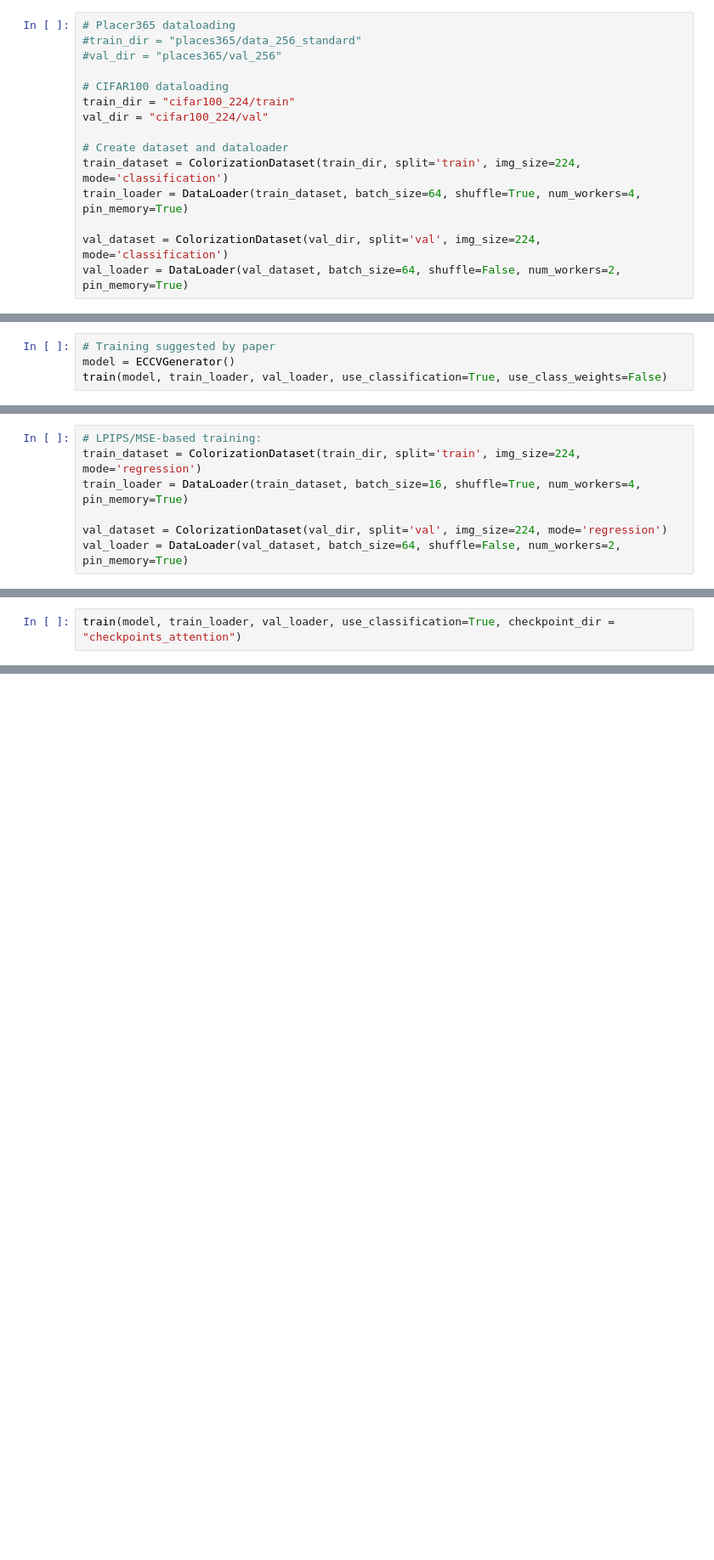
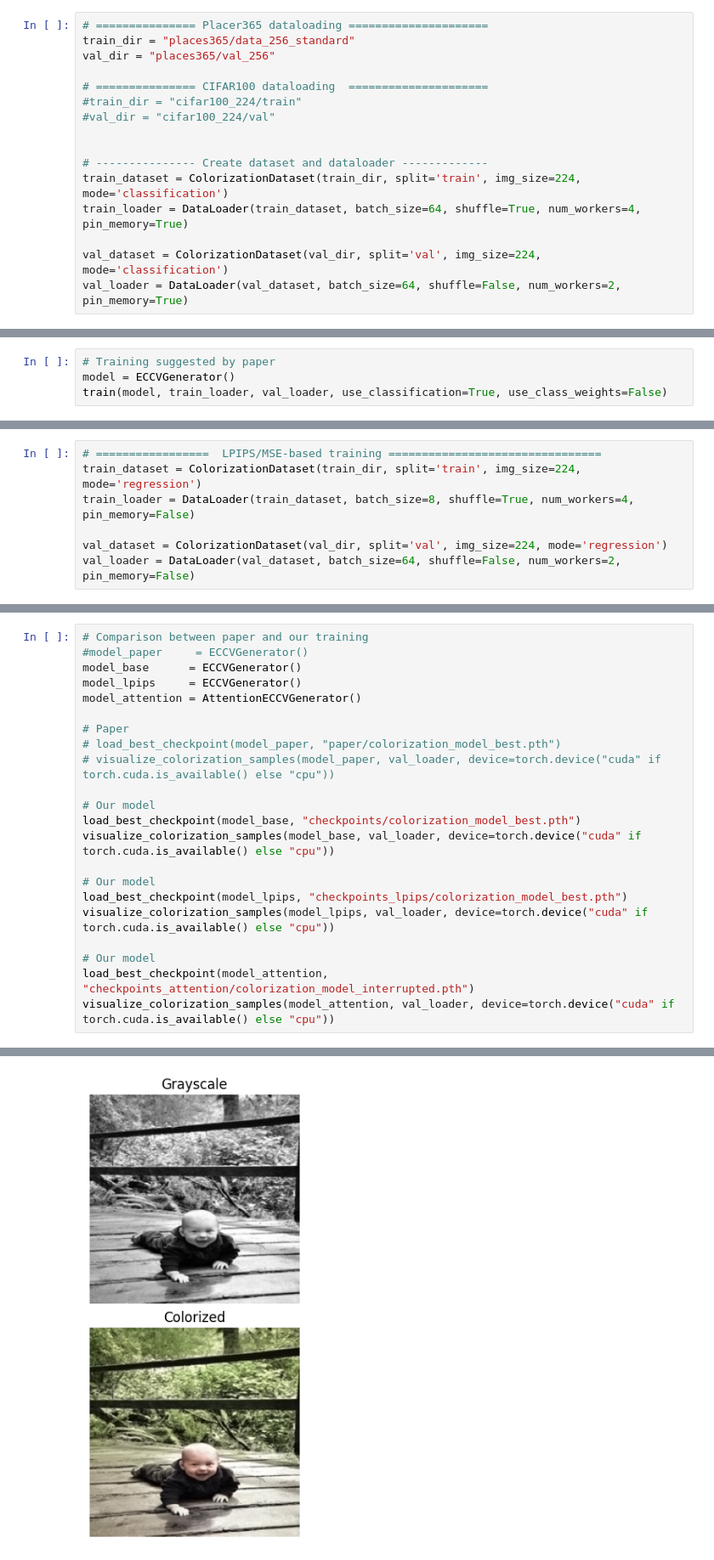
Before and after one commit to skonwer/bw2color, a Jupyter notebook: base_color.ipynb, the cells around one changed output, grey strips where cells are left out. Shown at 85% size. Saved outputs shown, nothing was run; the diff lists cells and outputs as text; blank space fills up the shorter version.

```diff
--- a/base_color.ipynb
+++ b/base_color.ipynb
@@ -310,15 +280,16 @@ def compute_class_weights_fast(dataset, num_bins=313, smooth=1e-3, sample_size=1
     weights = weights / np.sum(freq * weights)
     return torch.tensor(weights, dtype=torch.float32)
 # %%
-# Placer365 dataloading
-#train_dir = "places365/data_256_standard"
-#val_dir = "places365/val_256"
+# =============== Placer365 dataloading =====================
+train_dir = "places365/data_256_standard"
+val_dir = "places365/val_256"
 
-# CIFAR100 dataloading
-train_dir = "cifar100_224/train"
-val_dir = "cifar100_224/val"
+# =============== CIFAR100 dataloading  =====================
+#train_dir = "cifar100_224/train"
+#val_dir = "cifar100_224/val"
 
-# Create dataset and dataloader
+
+# --------------- Create dataset and dataloader -------------
 train_dataset = ColorizationDataset(train_dir, split='train', img_size=224, mode='classification')
 train_loader = DataLoader(train_dataset, batch_size=64, shuffle=True, num_workers=4, pin_memory=True)
 
@@ -832,10 +776,10 @@ def train_lpips(model, train_loader, val_loader, use_classification=True,
             print(f"Checkpoint saved to {save_path}")
             save_sample_images(model, val_loader, device, epoch)
 # %%
-# LPIPS/MSE-based training:
+# =================  LPIPS/MSE-based training ================================
 train_dataset = ColorizationDataset(train_dir, split='train', img_size=224, mode='regression')
-train_loader = DataLoader(train_dataset, batch_size=16, shuffle=True, num_workers=4, pin_memory=True)
+train_loader = DataLoader(train_dataset, batch_size=8, shuffle=True, num_workers=4, pin_memory=False)
 
 val_dataset = ColorizationDataset(val_dir, split='val', img_size=224, mode='regression')
-val_loader = DataLoader(val_dataset, batch_size=64, shuffle=False, num_workers=2, pin_memory=True)
+val_loader = DataLoader(val_dataset, batch_size=64, shuffle=False, num_workers=2, pin_memory=False)
 # %%
@@ -1029,2 +892,0 @@ load_pretrained_weights(model, "paper/colorization_model_best.pth")
-# %%
-train(model, train_loader, val_loader, use_classification=True, checkpoint_dir = "checkpoints_attention")
@@ -1038,0 +893,23 @@ visualize_colorization_samples(model_attention, val_loader, device=torch.device(
+# %%
+# Comparison between paper and our training
+#model_paper     = ECCVGenerator()
+model_base      = ECCVGenerator()
+model_lpips     = ECCVGenerator()
+model_attention = AttentionECCVGenerator()
+
+# Paper
+# load_best_checkpoint(model_paper, "paper/colorization_model_best.pth")
+# visualize_colorization_samples(model_paper, val_loader, device=torch.device("cuda" if torch.cuda.is_available() else "cpu"))
+
+# Our model
+load_best_checkpoint(model_base, "checkpoints/colorization_model_best.pth")
+visualize_colorization_samples(model_base, val_loader, device=torch.device("cuda" if torch.cuda.is_available() else "cpu"))
+
+# Our model
+load_best_checkpoint(model_lpips, "checkpoints_lpips/colorization_model_best.pth")
+visualize_colorization_samples(model_lpips, val_loader, device=torch.device("cuda" if torch.cuda.is_available() else "cpu"))
+
+# Our model
+load_best_checkpoint(model_attention, "checkpoints_attention/colorization_model_interrupted.pth")
+visualize_colorization_samples(model_attention, val_loader, device=torch.device("cuda" if torch.cuda.is_available() else "cpu"))
+# %% [output]
@@ -1038,0 +917 @@ visualize_colorization_samples(model_attention, val_loader, device=torch.device(
+[figure, added]
```
Also changed, not shown: parts of 33 cells of this notebook.
